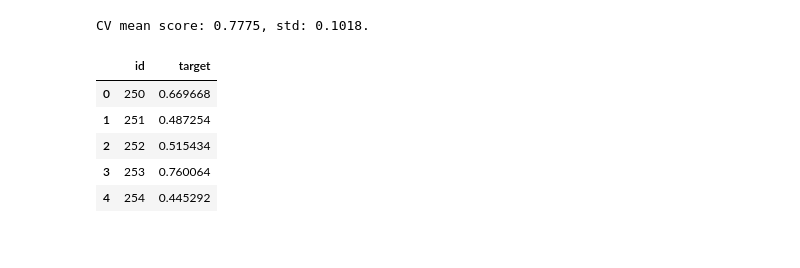
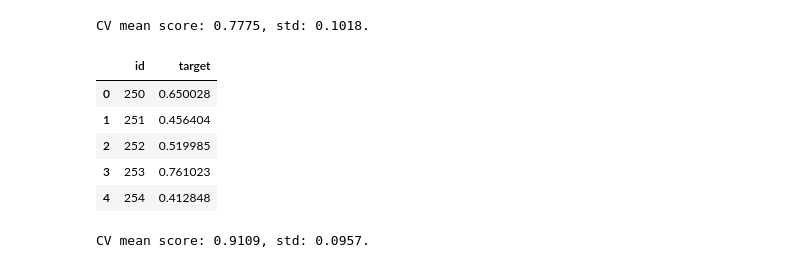
Before and after one commit to HQuality/Kagglez, a Jupyter notebook: Dont Overfit! II/Untitled.ipynb, the cells around one changed output. Saved outputs shown, nothing was run; the diff lists cells and outputs as text; code cells hidden in the pictures.

```diff
--- a/Dont Overfit! II/Untitled.ipynb
+++ b/Dont Overfit! II/Untitled.ipynb
@@ -182,13 +182,13 @@ def train_model(X,
             y_pred = model.predict(X_test, num_iteration=model.best_iteration_)
 
         if model_type == 'xgb':
-            train_data = xgb.DMatrix(data=X_train, label=y_train, feature_names=X_tr.columns)
-            valid_data = xgb.DMatrix(data=X_valid, label=y_valid, feature_names=X_tr.columns)
+            train_data = xgb.DMatrix(data=X_train, label=y_train, feature_names=X_train.columns)
+            valid_data = xgb.DMatrix(data=X_valid, label=y_valid, feature_names=X_train.columns)
 
             watchlist = [(train_data, 'train'), (valid_data, 'valid_data')]
             model = xgb.train(dtrain=train_data, num_boost_round=20000, evals=watchlist, early_stopping_rounds=200, verbose_eval=500, params=params)
-            y_pred_valid = model.predict(xgb.DMatrix(X_valid, feature_names=X_tr.columns), ntree_limit=model.best_ntree_limit)
-            y_pred = model.predict(xgb.DMatrix(X_test, feature_names=X_tr.columns), ntree_limit=model.best_ntree_limit)
+            y_pred_valid = model.predict(xgb.DMatrix(X_valid, feature_names=X_train.columns), ntree_limit=model.best_ntree_limit)
+            y_pred = model.predict(xgb.DMatrix(X_test, feature_names=X_train.columns), ntree_limit=model.best_ntree_limit)
 
         if model_type == 'cat':
             model = CatBoostClassifier(iterations=20000,  eval_metric='AUC', **params)
@@ -914,14 +914,21 @@ oof_lr_1, prediction_lr_rfe_20, scores = train_model(X_trainK, X_testK, y_train,
 CV mean score: 0.7775, std: 0.1018.
 # %%
 submission = pd.read_csv('sample_submission.csv')
-submission['target'] = prediction_lr_1
+submission['target'] = prediction_lr_rfe_20
 submission.to_csv('rfe.csv', index = False)
 
 submission.head()
 # %% [output]
 |  | id | target |
-| 0 | 250 | 0.669668 |
-| 1 | 251 | 0.487254 |
-| 2 | 252 | 0.515434 |
-| 3 | 253 | 0.760064 |
-| 4 | 254 | 0.445292 |
+| 0 | 250 | 0.650028 |
+| 1 | 251 | 0.456404 |
+| 2 | 252 | 0.519985 |
+| 3 | 253 | 0.761023 |
+| 4 | 254 | 0.412848 |
+# %%
+selector = SelectKBest(f_classif, k=20)
+X_trainK = selector.fit_transform(X_train, y_train.values.astype(int))
+X_testK = selector.transform(X_test)
+oof_glm, prediction_glm, scores = train_model(X_trainK, X_testK, y_train, params=None, model_type='glm')
+# %% [output]
+CV mean score: 0.9109, std: 0.0957.
```
Also changed, not shown: parts of 6 cells of this notebook, 1 other file.
